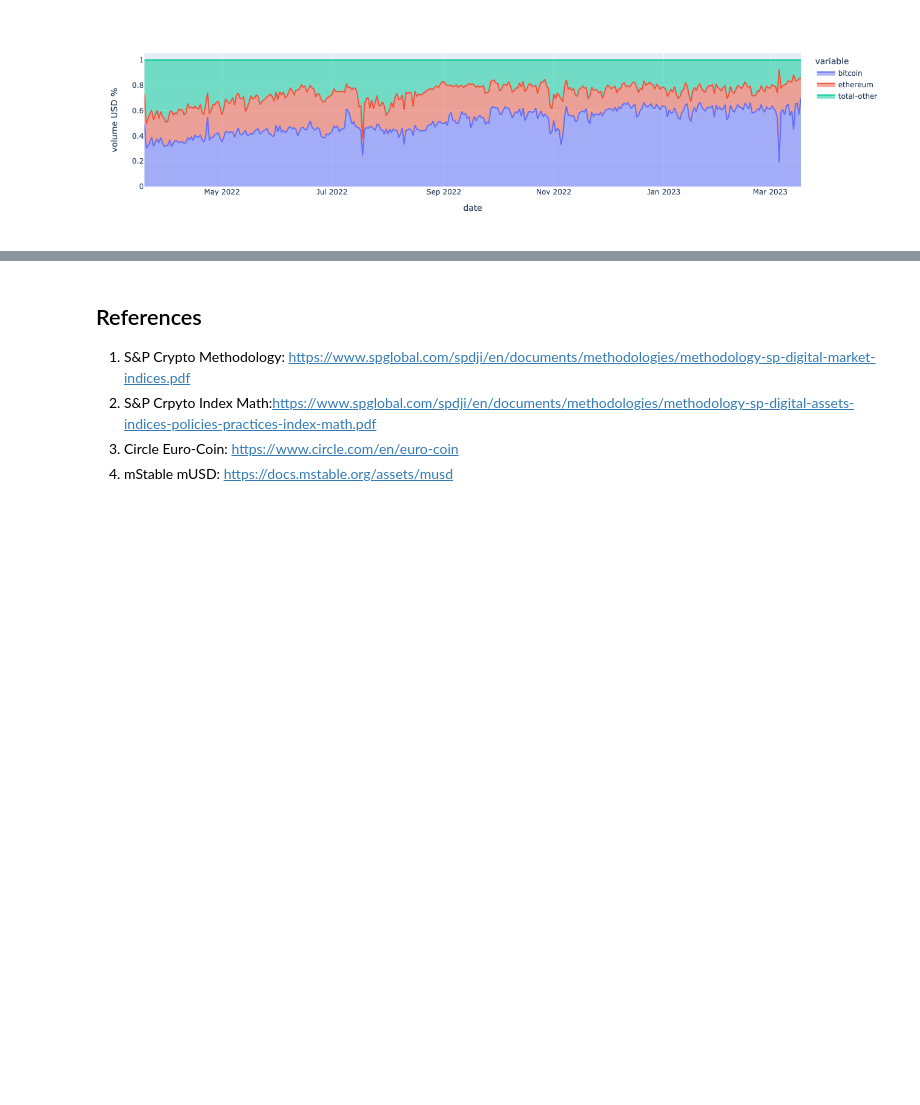
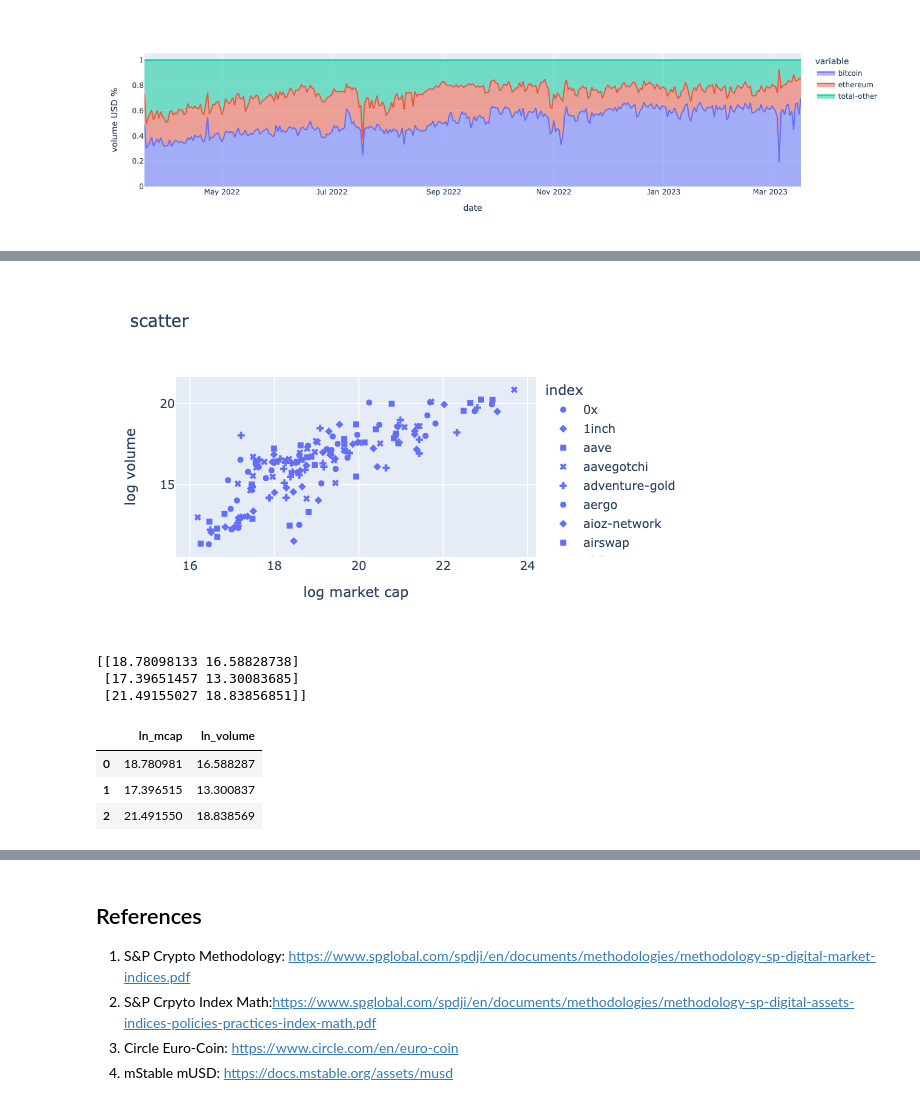
Before and after one commit to ptzhi/benchmark-research, a Jupyter notebook: sp_broad_digital_index.ipynb, the cells around one changed output, grey strips where cells are left out. Drawn from its saved outputs; the diff is of its cells as text; code cells hidden in the pictures; blank space fills up the shorter version.

```diff
--- a/sp_broad_digital_index.ipynb
+++ b/sp_broad_digital_index.ipynb
@@ -785,0 +794,3 @@ NameError: name 'bdm_price_df' is not defined
+# %%
+k_mcap = np.log(bdm_mcap_df.drop(columns=['bitcoin','ethereum']).rolling(7).median()).loc[rebal_dates[4]]
+print(k_mcap)
@@ -785,0 +811,3 @@ NameError: name 'bdm_price_df' is not defined
+# %%
+k_volume = np.log(bdm_volume_df.drop(columns=['bitcoin','ethereum']).rolling(7).median(7)).loc[rebal_dates[4]][:-1]
+print(k_volume)
@@ -785,0 +827,20 @@ NameError: name 'bdm_price_df' is not defined
+# %%
+k_tokens = pd.concat([pd.DataFrame(k_mcap), pd.DataFrame(k_volume)], axis=1)
+# %%
+k_tokens.columns.values[0] = 'ln_mcap'
+k_tokens.columns.values[1] = 'ln_volume'
+# %%
+fig = px.scatter(
+    k_tokens,
+    x='ln_mcap',
+    y='ln_volume',
+    symbol=k_tokens.index,
+    title='scatter',
+    labels={
+        'ln_mcap':'log market cap',
+        'ln_volume':'log volume'
+    }
+)
+fig.show()
+# %% [output]
+[figure, added]
@@ -785,0 +854,15 @@ NameError: name 'bdm_price_df' is not defined
+# %%
+centers = kmeans.cluster_centers_
+print(centers)
+# %% [output]
+[[18.78098133 16.58828738]
+ [17.39651457 13.30083685]
+ [21.49155027 18.83856851]]
+# %%
+centers_df=pd.DataFrame(centers, columns=['ln_mcap','ln_volume'])
+display(centers_df)
+# %% [output]
+|  | ln_mcap | ln_volume |
+| 0 | 18.780981 | 16.588287 |
+| 1 | 17.396515 | 13.300837 |
+| 2 | 21.491550 | 18.838569 |
```
Also changed, not shown: parts of 13 cells of this notebook, 1 other file.
